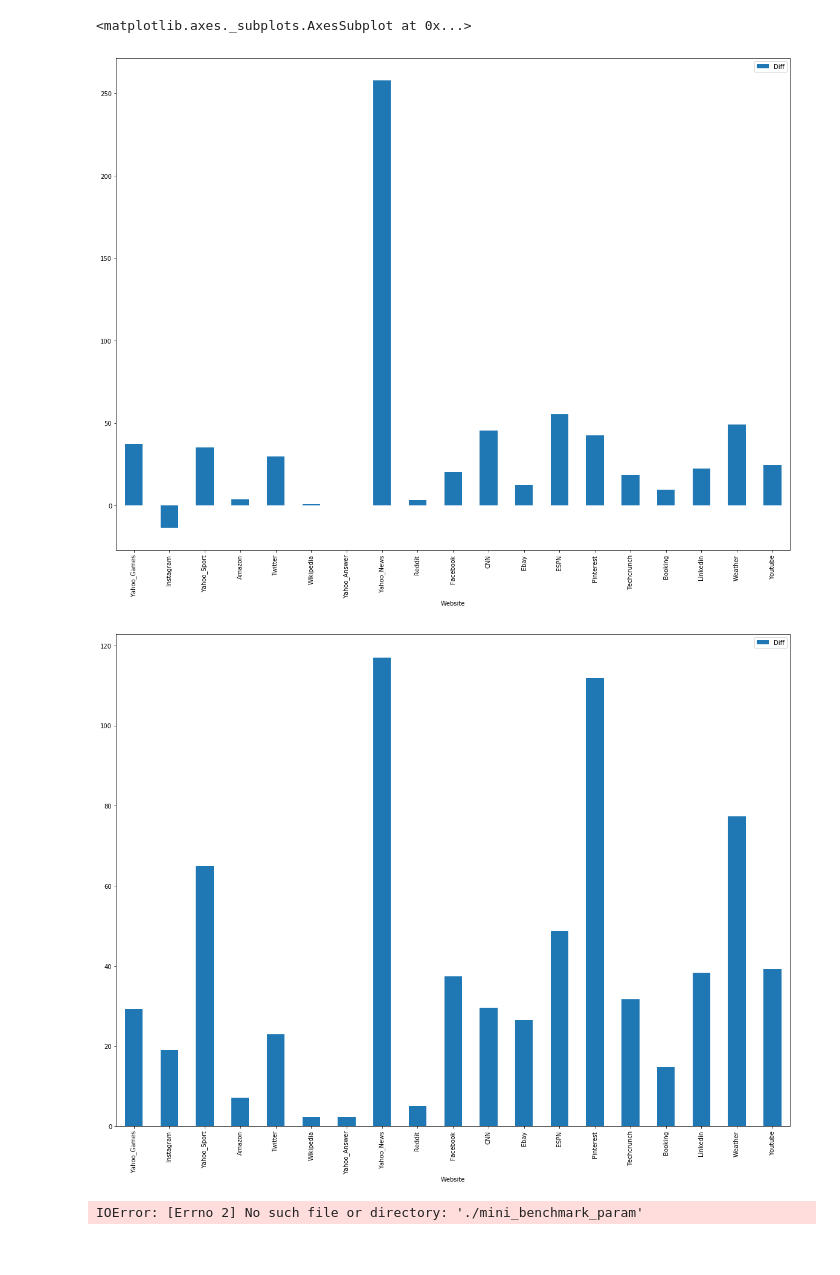
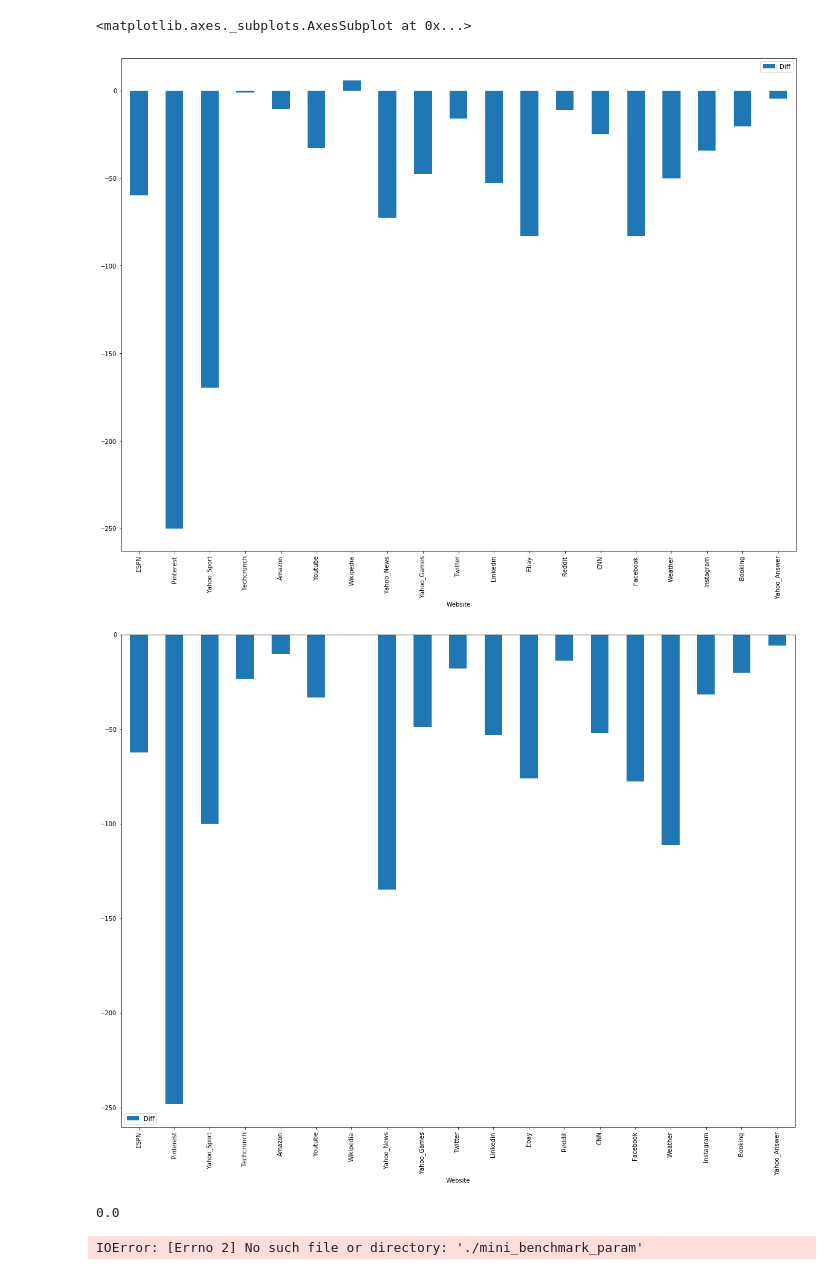
Before and after one commit to nguyen-minh-duc/chrome-memory-benchmark, a Jupyter notebook: analyze_data.ipynb, the cells around one changed output. Saved outputs shown, nothing was run; the diff lists cells and outputs as text; code cells hidden in the pictures.

```diff
--- a/analyze_data.ipynb
+++ b/analyze_data.ipynb
@@ -11,7 +11,7 @@ import numpy as np
 # %%
 # read data
 benchmark_data = None
-pickle_data_filename = "./mini_benchmark_04_08_2017_13_28_30_clustering_rare_inherit_center_2.pkl"
+pickle_data_filename = "./mini_benchmark_24_08_2017_13_43_27.pkl"
 with open(pickle_data_filename, "r") as fo:
     benchmark_data = pkl.load(fo)
 
@@ -50,9 +50,8 @@ set(['ComputedStyle', 'StyleRareNonInheritedLayer1Data', 'StyleTransformData', '
 # %%
-style_fields = ['ComputedStyle', 'StyleTransformData', 'StyleFilterOpsData', \
-                'StyleDeprecatedFlexibleBoxData', 'StyleSurroundData', 'StyleFlexibleBoxData', \
-                'StyleBoxData', 'StyleBackgroundData', 'StyleWillChangeData', 'StyleInheritedData', \
-                'StyleMultiColData', 'StyleRareNonInheritedData', 'StyleRareInheritedData', 'StylePropertySet', \
-                'StyleVisualData']
+non_style_fields = ['Website', 'ChromiumVersion', 'TimeStamp', 'Total', \
+                    'TotalStyle', 'CSSSelector', 'LayoutObject', 'InvalidationSet', \
+                    'Node'
+                   ]
 data_ = {}
 for key in fields:
     data_[key] = []
@@ -62,7 +61,7 @@ for key in benchmark_data.keys():
     data_["ChromiumVersion"] += [key[1]]
     data_["TimeStamp"] += [key[2]]
     total = sum(benchmark_data[key])
-    total_style = sum([benchmark_data[key][i] for i in benchmark_data[key].axes[0] if i in style_fields])
+    total_style = sum([benchmark_data[key][i] for i in benchmark_data[key].axes[0] if i not in non_style_fields])
     for key_data in benchmark_data[key].axes[0]:
         data_[key_data] += [benchmark_data[key][key_data]]
     for key_empty in fields - set(special_fields) - set(benchmark_data[key].axes[0]):
@@ -106,8 +105,16 @@ for website in benchmark_dataframe.Website.unique():
     website_diff_data["Diff"] += [website_diff]
 
 website_diff_dataframe = pd.DataFrame(data=website_diff_data)
-print np.mean(website_diff_data["Diff"])
+print np.mean(website_diff_data["Diff"]), np.median(website_diff_data["Diff"])
 website_diff_dataframe.plot.bar(x="Website", y="Diff", figsize=(20,15))
+print min(website_diff_dataframe["Diff"]), max(website_diff_dataframe["Diff"])
+print "Model score: ", (np.mean(website_diff_dataframe["Diff"])
+                        + np.median(website_diff_dataframe["Diff"])
+                        + max(website_diff_dataframe["Diff"])
+                       ) / (1
+                            * (np.linalg.norm(website_diff_dataframe[website_diff_dataframe["Diff"] < 0]["Diff"]) +1)
+                            * sum(website_diff_dataframe["Diff"] < 0)
+                           )
 
 website_diff_data = {"Website": [], "Diff": []}
 
@@ -127,6 +136,10 @@ website_diff_dataframe.plot.bar(x="Website", y="Diff", figsize=(20,15))
 <matplotlib.axes._subplots.AxesSubplot at 0x...>
-[figure, old version]
+[figure, new version]
-[figure, old version]
+[figure, new version]
+# %%
+np.linalg.norm(website_diff_dataframe[website_diff_dataframe["Diff"] < 0]["Diff"])
+# %% [output]
+0.0
 # %%
 # read data
 benchmark_data = None
```
Also changed, not shown: parts of 4 cells of this notebook, 28 other files.
